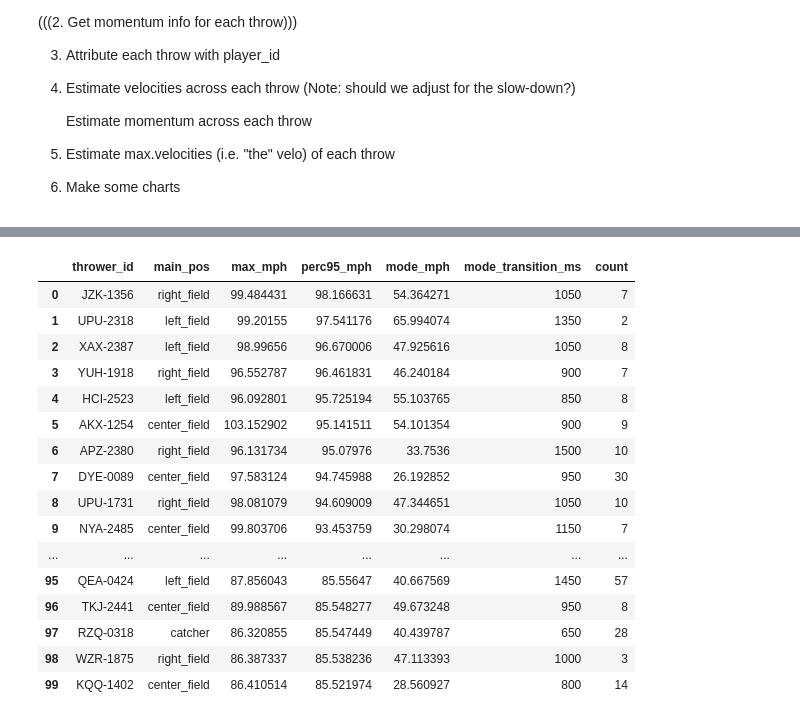
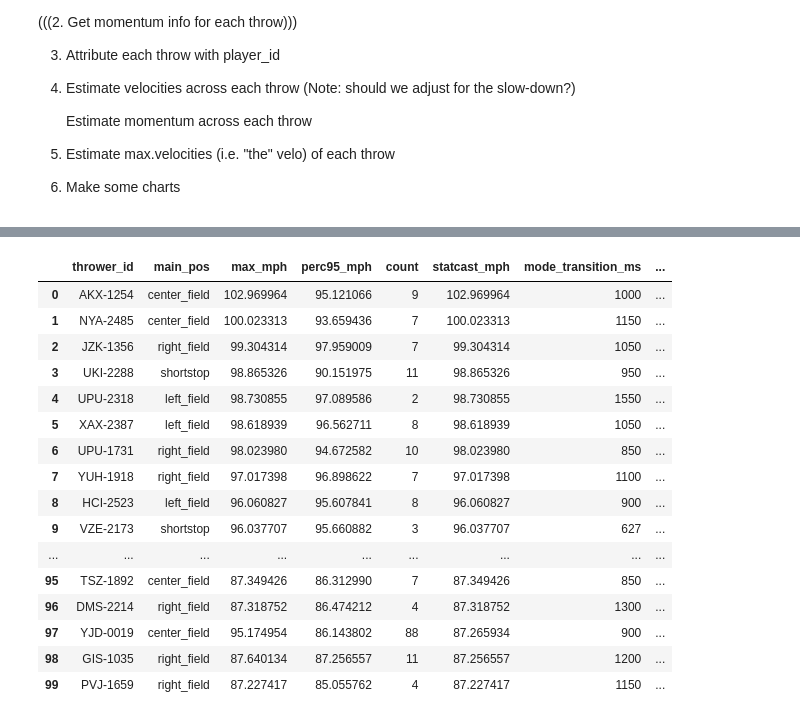
Before and after one commit to kimdoyo5/SMT2025, a Jupyter notebook: Arm_Strength.ipynb, the cells around one changed output, grey strips where cells are left out. Cells and saved outputs as stored; diff of their text form; code cells hidden in the pictures.

```diff
--- a/Arm_Strength.ipynb
+++ b/Arm_Strength.ipynb
@@ -391,14 +512,14 @@ Number of remaining rows:  236719
 """
 Estimate max.velocities (i.e. "the" velo) of each throw
 """
-every_throw_clean = every_throw_withpos_clean.groupby(["game_str","play_id","event_code","player_position","thrower_id"])["prev_interval_ballspeed"].max().reset_index()
-every_throw_clean = every_throw_clean.rename(columns={"prev_interval_ballspeed":"throw_speed"})
+every_throw_clean = momdir.groupby(
+    ["game_str","play_id","start_time","player_position","thrower_id","transition_ms"]).agg(
+        throw_fps = ('v0_dragadj','max'),
+        momentum_inline_fps = ('momentum_inline_fps','max')
+    ).reset_index()
 
 # Convert the speeds to mph
-every_throw_clean['throw_mph'] = every_throw_clean['throw_speed'] * 0.681818
-
-# Merge transition_times
-every_throw_clean = pd.merge(every_throw_clean, transition_times, how="left", on=["game_str","play_id","player_position"])
+every_throw_clean['throw_mph'] = every_throw_clean['throw_fps'] * 0.681818
 
 every_throw_clean.head(5)
 # %% [output]
@@ -431,53 +552,90 @@ plt.show()
 """
 Make some charts
 """
 def mode_func(x):
     # Return most common value; if tie, returns the first encountered
     return x.mode().iat[0] if not x.mode().empty else None
 
 charting_df = every_throw_clean.groupby('thrower_id').agg(
     main_pos=('player_position', mode_func),
     max_mph=('throw_mph','max'),
     perc95_mph=('throw_mph', lambda x: x.quantile(0.95)),
-    mode_mph=('throw_mph', mode_func),
-    mode_transition_ms=('transition_ms', mode_func),
     count=('throw_mph', 'size')).reset_index()
+
+def selective_top_mean(group):
+    pos = mode_func(group['player_position'])
+    x = group['throw_mph']
+    n = len(x)
+    # Select percentage based on position
+    if pos in (3,4,5,6):
+        pct = 0.05
+    elif pos in (7, 8, 9, 2):
+        pct = 0.10
+    else:
+        pct = 0.01
+    k = max(int(np.ceil(pct * n)), 1)
+    return x.nlargest(k).mean()
+selective_top_mean = every_throw_clean.groupby('thrower_id').apply(selective_top_mean).rename('statcast_mph')
+charting_df = charting_df.merge(selective_top_mean, left_on='thrower_id', right_index=True)
+
+def qualified_indices(group):
+    pos = mode_func(group['player_position'])
+    n = len(group)
+    # Select percentage based on position
+    if pos in (3,4,5,6):
+        pct = 0.05
+    elif pos in (7,8,9,2):
+        pct = 0.10
+    else:
+        pct = 0.01
+    k = max(int(np.ceil(pct * n)), 1)
+    qualified = group.nlargest(k, 'throw_mph')
+    return qualified.index  # Return indices of qualified throws
+qualified_throw_indices = every_throw_clean.groupby('thrower_id').apply(qualified_indices)
+qualified_idx = np.concatenate(qualified_throw_indices.values)
+qualified_throws = every_throw_clean.loc[qualified_idx]
+# Mode transition (qualified)
+qualified_mode_transition = qualified_throws.groupby('thrower_id')['transition_ms'].agg(mode_func).rename('mode_transition_ms')
+charting_df = charting_df.merge(qualified_mode_transition, left_on='thrower_id', right_index=True)
+# Mode momentum (qualified)
+qualified_mode_momentum = qualified_throws.groupby('thrower_id')['momentum_inline_fps'].agg(mode_func).rename('mode_momentum_fps')
+charting_df = charting_df.merge(qualified_mode_momentum, left_on='thrower_id', right_index=True)
 
 # Rename main position
 conditions = [
     charting_df['main_pos'] == 1,    charting_df['main_pos'] == 2,    charting_df['main_pos'] == 3,    charting_df['main_pos'] == 4,
     charting_df['main_pos'] == 5,    charting_df['main_pos'] == 6,    charting_df['main_pos'] == 7,    charting_df['main_pos'] == 8,    charting_df['main_pos'] == 9
 ]
 choices = [
     'pitcher','catcher','first_base','second_base','third_base','shortstop',
     'left_field','center_field','right_field'
 ]
 charting_df['main_pos'] = np.select(conditions, choices, default=None)
 
 # Sort
-charting_df = charting_df.sort_values(by='perc95_mph', ascending=False).reset_index(drop=True)
+charting_df = charting_df.sort_values(by='statcast_mph', ascending=False).reset_index(drop=True)
 HTML(charting_df.head(100)
         .to_html(max_rows=100)
         .replace('<table', '<div style="height:500px;overflow:auto;"><table')
         .replace('</table>', '</table></div>'))
 # %% [output]
-|  | thrower_id | main_pos | max_mph | perc95_mph | mode_mph | mode_transition_ms | count |
-| 0 | JZK-1356 | right_field | 99.484431 | 98.166631 | 54.364271 | 1050 | 7 |
-| 1 | UPU-2318 | left_field | 99.20155 | 97.541176 | 65.994074 | 1350 | 2 |
-| 2 | XAX-2387 | left_field | 98.99656 | 96.670006 | 47.925616 | 1050 | 8 |
-| 3 | YUH-1918 | right_field | 96.552787 | 96.461831 | 46.240184 | 900 | 7 |
-| 4 | HCI-2523 | left_field | 96.092801 | 95.725194 | 55.103765 | 850 | 8 |
-| 5 | AKX-1254 | center_field | 103.152902 | 95.141511 | 54.101354 | 900 | 9 |
-| 6 | APZ-2380 | right_field | 96.131734 | 95.07976 | 33.7536 | 1500 | 10 |
-| 7 | DYE-0089 | center_field | 97.583124 | 94.745988 | 26.192852 | 950 | 30 |
-| 8 | UPU-1731 | right_field | 98.081079 | 94.609009 | 47.344651 | 1050 | 10 |
-| 9 | NYA-2485 | center_field | 99.803706 | 93.453759 | 30.298074 | 1150 | 7 |
-| ... | ... | ... | ... | ... | ... | ... | ... |
-| 95 | QEA-0424 | left_field | 87.856043 | 85.55647 | 40.667569 | 1450 | 57 |
-| 96 | TKJ-2441 | center_field | 89.988567 | 85.548277 | 49.673248 | 950 | 8 |
-| 97 | RZQ-0318 | catcher | 86.320855 | 85.547449 | 40.439787 | 650 | 28 |
-| 98 | WZR-1875 | right_field | 86.387337 | 85.538236 | 47.113393 | 1000 | 3 |
-| 99 | KQQ-1402 | center_field | 86.410514 | 85.521974 | 28.560927 | 800 | 14 |
+|  | thrower_id | main_pos | max_mph | perc95_mph | count | statcast_mph | mode_transition_ms | ... |
+| 0 | AKX-1254 | center_field | 102.969964 | 95.121066 | 9 | 102.969964 | 1000 | ... |
+| 1 | NYA-2485 | center_field | 100.023313 | 93.659436 | 7 | 100.023313 | 1150 | ... |
+| 2 | JZK-1356 | right_field | 99.304314 | 97.959009 | 7 | 99.304314 | 1050 | ... |
+| 3 | UKI-2288 | shortstop | 98.865326 | 90.151975 | 11 | 98.865326 | 950 | ... |
+| 4 | UPU-2318 | left_field | 98.730855 | 97.089586 | 2 | 98.730855 | 1550 | ... |
+| 5 | XAX-2387 | left_field | 98.618939 | 96.562711 | 8 | 98.618939 | 1050 | ... |
+| 6 | UPU-1731 | right_field | 98.023980 | 94.672582 | 10 | 98.023980 | 850 | ... |
+| 7 | YUH-1918 | right_field | 97.017398 | 96.898622 | 7 | 97.017398 | 1100 | ... |
+| 8 | HCI-2523 | left_field | 96.060827 | 95.607841 | 8 | 96.060827 | 900 | ... |
+| 9 | VZE-2173 | shortstop | 96.037707 | 95.660882 | 3 | 96.037707 | 627 | ... |
+| ... | ... | ... | ... | ... | ... | ... | ... | ... |
+| 95 | TSZ-1892 | center_field | 87.349426 | 86.312990 | 7 | 87.349426 | 850 | ... |
+| 96 | DMS-2214 | right_field | 87.318752 | 86.474212 | 4 | 87.318752 | 1300 | ... |
+| 97 | YJD-0019 | center_field | 95.174954 | 86.143802 | 88 | 87.265934 | 900 | ... |
+| 98 | GIS-1035 | right_field | 87.640134 | 87.256557 | 11 | 87.256557 | 1200 | ... |
+| 99 | PVJ-1659 | right_field | 87.227417 | 85.055762 | 4 | 87.227417 | 1150 | ... |
 # %%
 # Visualize better
 (
```
Also changed, not shown: parts of 12 cells of this notebook, 2 other files.
